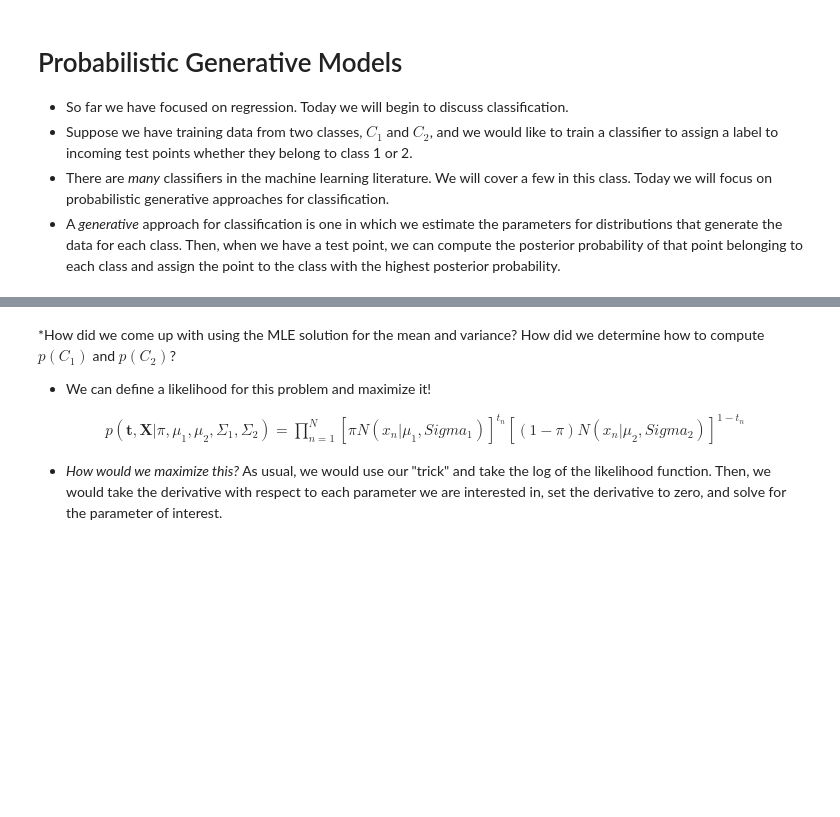
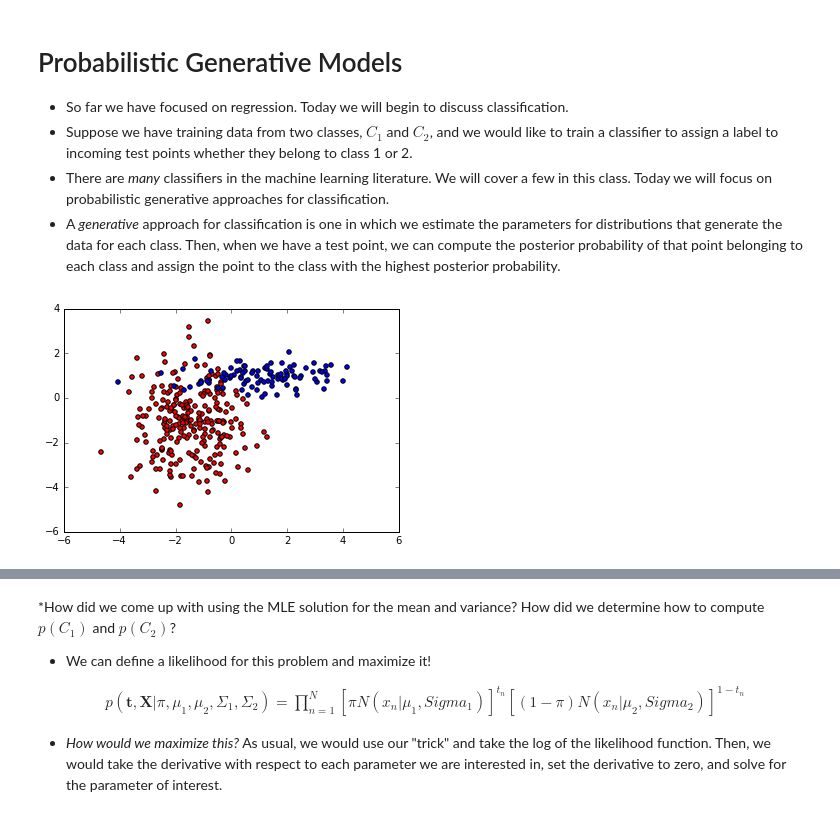
Before and after one commit to sawahashi3/LectureNotes, a Jupyter notebook: Lecture06_ProbGenModels/Lecture 06 - Probabilistic Generative Models.ipynb, the cells around one changed output, grey strips where cells are left out. Saved outputs shown, nothing was run; the diff lists cells and outputs as text; code cells hidden in the pictures; blank space fills up the shorter version.

```diff
--- a/Lecture06_ProbGenModels/Lecture 06 - Probabilistic Generative Models.ipynb
+++ b/Lecture06_ProbGenModels/Lecture 06 - Probabilistic Generative Models.ipynb
@@ -47,30 +47,32 @@ where $\phi_j(\cdot)$ is any basis function you choose to use on the data.
 # %%
 import numpy as np
 import matplotlib.pyplot as plt
 from scipy.stats import multivariate_normal
 %matplotlib inline
 
 mean1 = [-1.5, -1]
 mean2 = [1, 1]
 cov1 = [[1,0], [0,2]]
 cov2 = [[2,.1],[1,.2]]
-N1 = 150
-N2 = 200
+N1 = 250
+N2 = 100
 
 def generateData(mean1, mean2, cov1, cov2, N1=100, N2=100):
     # We are generating data from two Gaussians to represent two classes.
     # In practice, we would not do this - we would just have data from the problem we are trying to solve.
     class1X = np.random.multivariate_normal(mean1, cov1, N1)
     class2X = np.random.multivariate_normal(mean2, cov2, N2)
 
     fig = plt.figure()
     ax = fig.add_subplot(*[1,1,1])
     ax.scatter(class1X[:,0], class1X[:,1], c='r')
     ax.scatter(class2X[:,0], class2X[:,1])
     plt.show()
     return class1X, class2X
 
 class1X, class2X = generateData(mean1, mean2,cov1,cov2, N1,N2)
+# %% [output]
+[figure, added]
 # %% [markdown]
 In the data we generated above, we have a "red" class and a "blue" class.  When we are given a test sample, we will want to assign the label of either red or blue.
 
```
Also changed, not shown: parts of 7 cells of this notebook.
